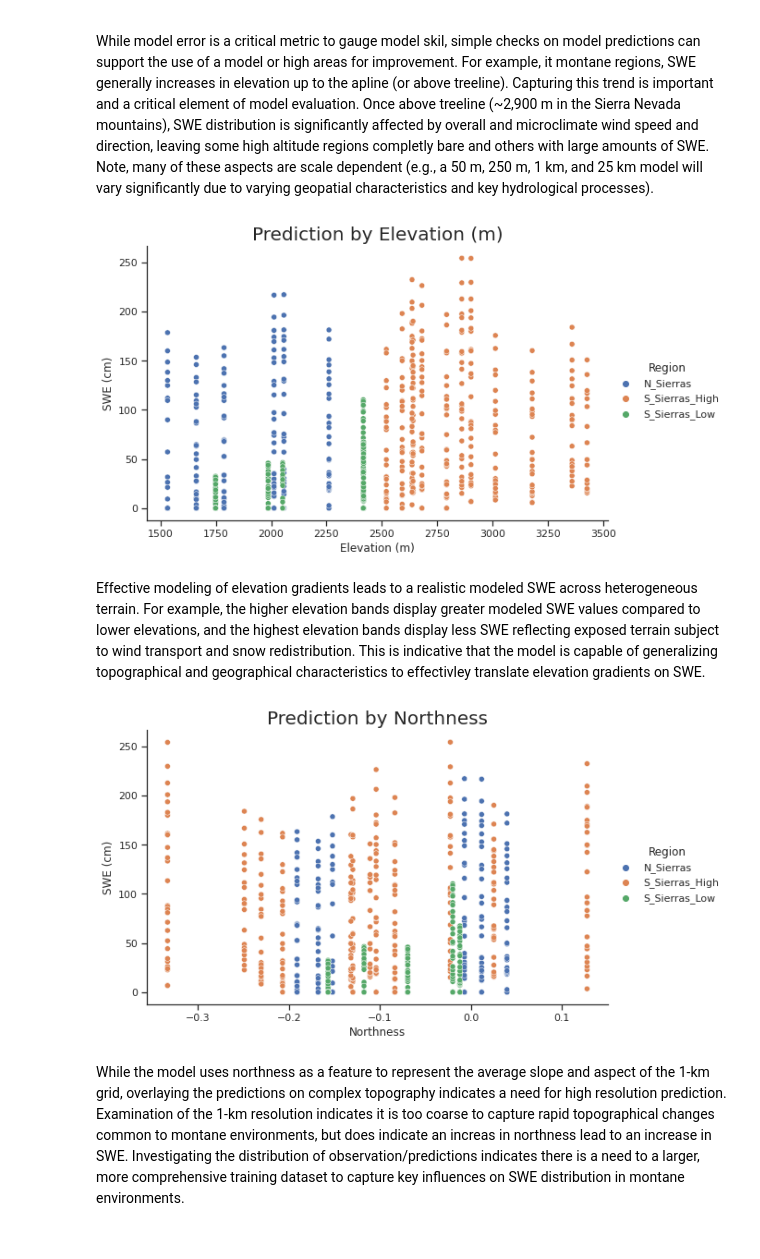
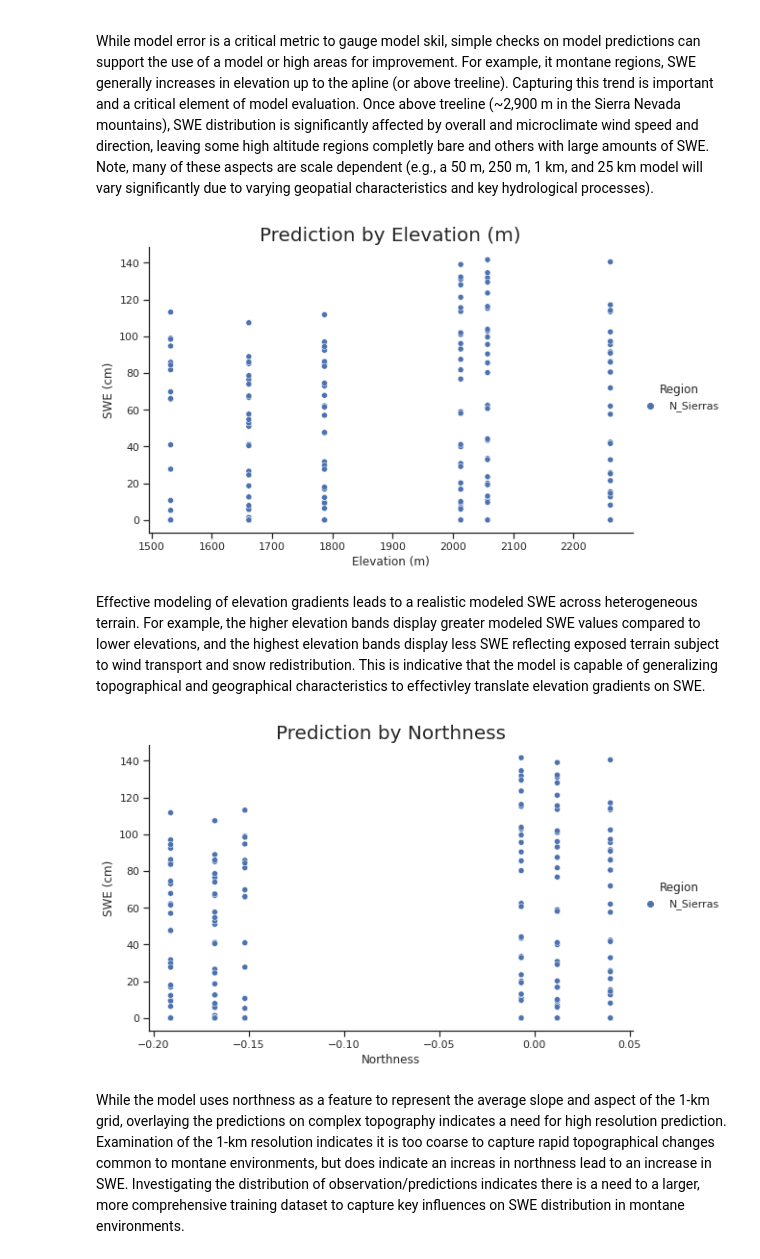
Before and after one commit to geo-smart/Snow-Extrapolation, a Jupyter notebook: contributors/Neural_Network/Hindcast_Evaluation.ipynb, the cells around one changed output. Cells and saved outputs as stored; diff of their text form; code cells hidden in the pictures.

```diff
--- a/contributors/Neural_Network/Hindcast_Evaluation.ipynb
+++ b/contributors/Neural_Network/Hindcast_Evaluation.ipynb
@@ -66,8 +60,8 @@ As long as model development followed the prescribed template, the SSWEET.load_P
 
 new_year = '2019'
 threshold = '20.0'
-Region_list = ['N_Sierras','S_Sierras_High', 'S_Sierras_Low']
+Region_list = ['N_Sierras']#,'S_Sierras_High', 'S_Sierras_Low']
 
-datelist = Hindcast_Initialization.Hindcast_Initialization(cwd, datapath, new_year, threshold, Region_list)
-EvalDF = Hindcast_Initialization.HindCast_DataProcess(datelist,Region_list,cwd, datapath)
+datelist = Hindcast_Initialization.Hindcast_Initialization(new_year, threshold, Region_list)
+EvalDF = Hindcast_Initialization.HindCast_DataProcess(datelist,Region_list)
 # %% [output]
@@ -184,17 +175,17 @@ Capturing this trend is important and a critical element of model evaluation.
 Once above treeline (~2,900 m in the Sierra Nevada mountains), SWE distribution is significantly affected by overall and microclimate wind speed and direction, leaving some high altitude regions completly bare and others with large amounts of SWE.
 Note, many of these aspects are scale dependent (e.g., a 50 m, 250 m, 1 km, and 25 km model will vary significantly due to varying geopatial characteristics and key hydrological processes).
 # %%
-SSWEET.Model_Vs(EvalDF,'elevation_m', 'Prediction', datapath)
+SSWEET.Model_Vs(EvalDF,'elevation_m', 'Prediction')
 # %% [output]
-[figure, old version]
+[figure, new version]
 # %% [markdown]
 Effective modeling of elevation gradients leads to a realistic modeled SWE across heterogeneous terrain.
 For example, the  higher elevation bands display greater modeled SWE values compared to lower elevations, and the highest elevation bands display less SWE reflecting exposed terrain subject to wind transport and snow redistribution.
 This is indicative that the model is capable of generalizing topographical and geographical characteristics to effectivley translate elevation gradients on SWE.
 # %%
-SSWEET.Model_Vs(EvalDF,'northness', 'Prediction', datapath)
+SSWEET.Model_Vs(EvalDF,'northness', 'Prediction')
 # %% [output]
-[figure, old version]
+[figure, new version]
 # %% [markdown]
 While the model uses northness as a feature to represent the average slope and aspect of the 1-km grid, overlaying the predictions on complex topography indicates a need for high resolution prediction.
 Examination of the 1-km resolution indicates it is too coarse to capture rapid topographical changes common to montane environments, but does indicate an increas in northness lead to an increase in SWE.
```
Also changed, not shown: parts of 13 cells of this notebook, 49 other files.
